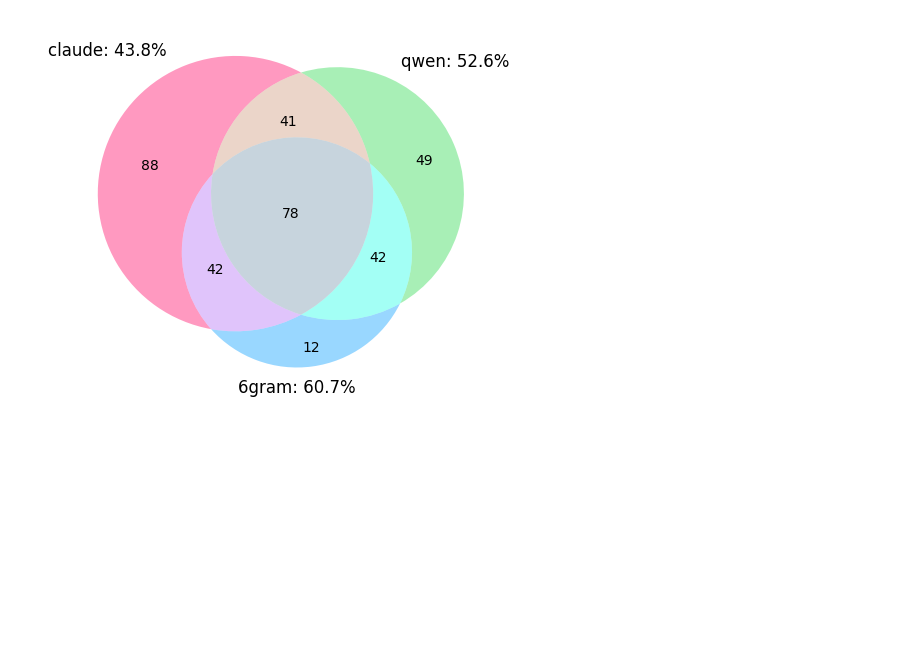
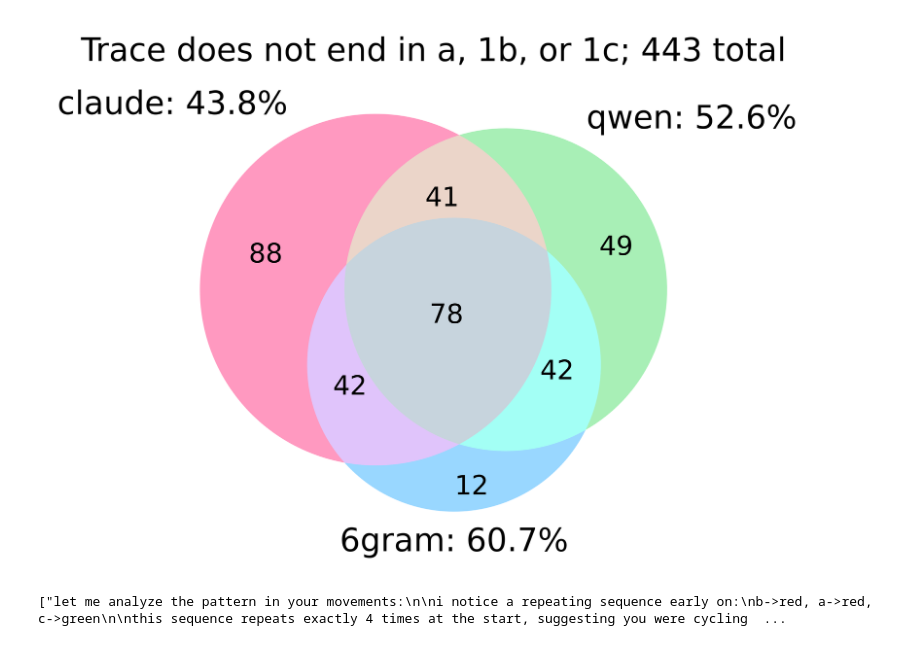
Before and after one commit to kavigupta/evallm, a Jupyter notebook: notebooks/illustrative-example.ipynb, the cells around one changed output. Cells and saved outputs as stored; diff of their text form; code cells hidden in the pictures; blank space fills up the shorter version.

```diff
--- a/notebooks/illustrative-example.ipynb
+++ b/notebooks/illustrative-example.ipynb
@@ -68,5 +67,5 @@ sequence_tasks = sample_task_instances_given_dfa(
 # %%
-res_claude = run_experiment_for_dfa(
+res_claude_t = run_experiment_for_dfa(
     prompts_t["Red-Green"]["chat"],
     pack_dfa(sum_dfa),
     1000,
@@ -75,19 +74,19 @@ res_claude = run_experiment_for_dfa(
     keep_completions=True,
 )
 # %%
-res_qwen = run_experiment_for_dfa(
+res_qwen_t = run_experiment_for_dfa(
     prompts_t["Basic"]["non-chat"], pack_dfa(sum_dfa), 1000, "Qwen/Qwen2.5-Coder-7B", 0
 )
 # %%
 from matplotlib_venn import venn3
 # %%
 transducer_masks = {
-    "claude": res_claude.accuracy_each,
-    "qwen": res_qwen.accuracy_each,
-    "6gram": compute_ngram_each(res_qwen)[:, 6 - 2],
+    "claude": res_claude_t.accuracy_each,
+    "qwen": res_qwen_t.accuracy_each,
+    "6gram": compute_ngram_each(res_qwen_t)[:, 6 - 2],
 }
 # %%
-trivial_cases = (res_claude.inputs_packed[:, -1] == 0) | (
-    res_claude.outputs_packed[:, -2] == 1
+transducer_trivial_cases = (res_claude_t.inputs_packed[:, -1] == 0) | (
+    res_claude_t.outputs_packed[:, -2] == 1
 )
 # %%
@@ -101,7 +105,12 @@ plot_errors({k: v[trivial_cases] for k, v in transducer_masks.items()})
 # %%
-plot_errors({k: v[~trivial_cases] for k, v in transducer_masks.items()})
+plt.figure(tight_layout=True, dpi=800, figsize=(4.5, 3))
+plot_errors({k: v[~transducer_trivial_cases] for k, v in transducer_masks.items()})
+plt.title(
+    f"Trace does not end in a, 1b, or 1c; {(~transducer_trivial_cases).sum()} total"
+)
+plt.savefig("../output/example_dfa/sum_dfa_transducer_error_nontrivial.png", dpi=800)
 # %% [output]
-[figure, old version]
+[figure, new version]
 # %%
 def random_samples_each(masks, size=30):
     rng = np.random.RandomState(0)
@@ -120 +127,6 @@ samples_t = random_samples_each(masks_t)
+# %%
+claude_reasoning_traces = [x.message.content.lower() for x in res_claude_t.completions]
+[x for x in claude_reasoning_traces if "sum" in x or "mod" in x]
+# %% [output]
+["let me analyze the pattern in your movements:\n\ni notice a repeating sequence early on:\nb->red, a->red, c->green\n\nthis sequence repeats exactly 4 times at the start, suggesting you were cycling  ...
 # %%
```
Also changed, not shown: parts of 24 cells of this notebook, 6 other files.
